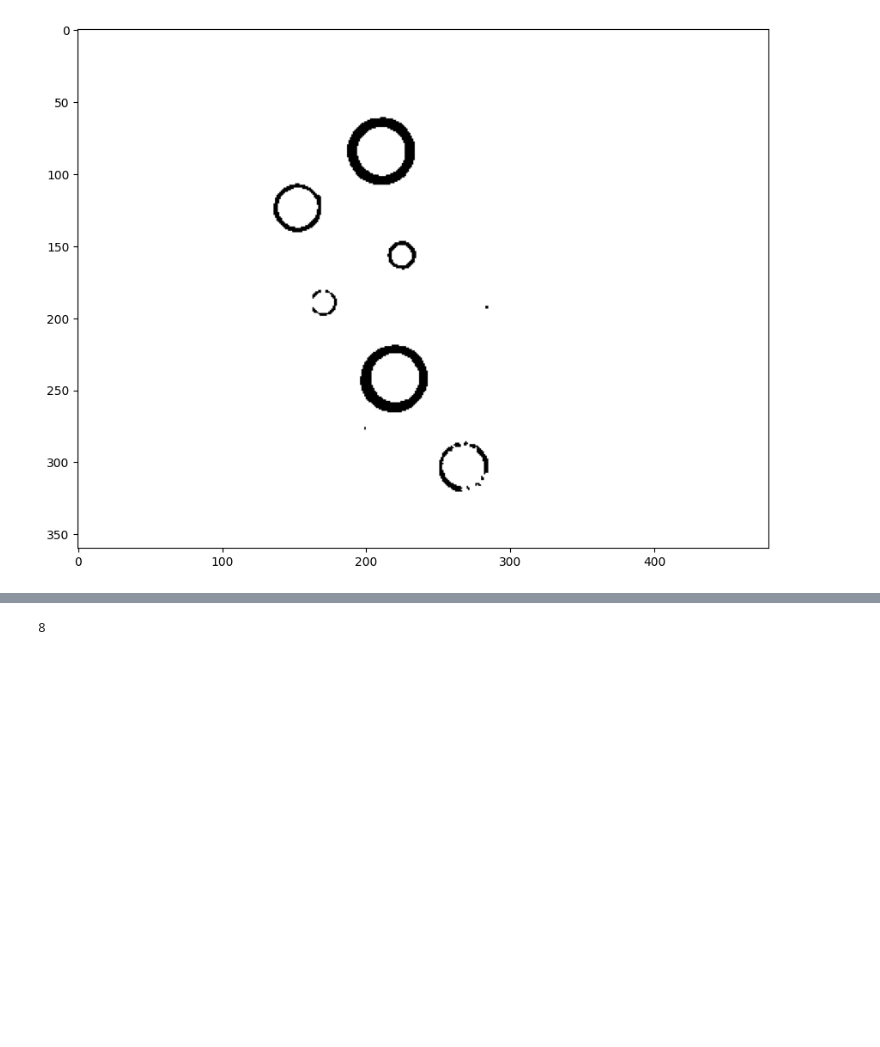
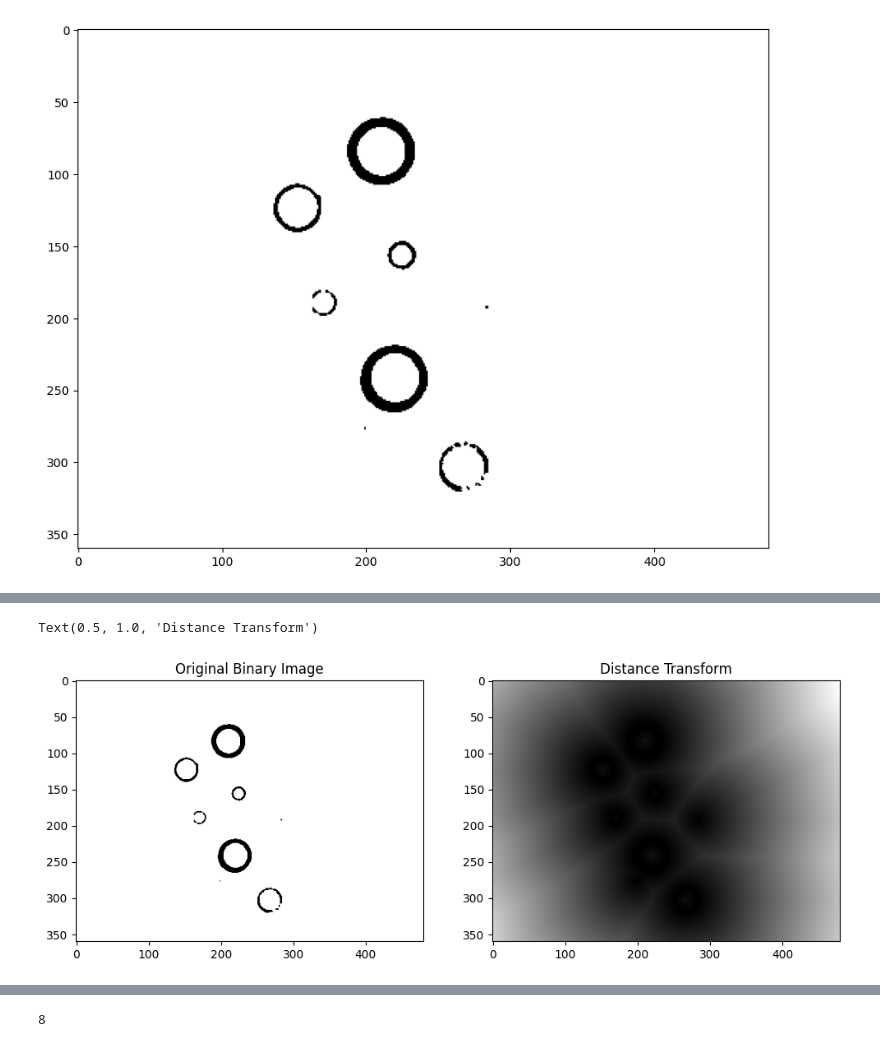
Before and after one commit to mrekoc/NeuronEye, a Jupyter notebook: Code/watershed.ipynb, the cells around one changed output, grey strips where cells are left out. Saved outputs shown, nothing was run; the diff lists cells and outputs as text; code cells hidden in the pictures; blank space fills up the shorter version.

```diff
--- a/Code/watershed.ipynb
+++ b/Code/watershed.ipynb
@@ -77,4 +97,13 @@ Text(0.5, 1.0, 'Unknown area')
 [figure]
+# %%
+fig, axs = plt.subplots(1,2)
+axs[0].imshow(opening, cmap = 'gray') #, clim = (220,250))
+axs[0].set_title('Original Binary Image')
+axs[1].imshow(dist_transform, cmap = 'gray')
+axs[1].set_title('Distance Transform')
+# %% [output]
+Text(0.5, 1.0, 'Distance Transform')
+[figure, added]
 # %%
 copy = img_rgb.copy()
 size = (np.max(unknown))/16
```
Also changed, not shown: parts of 6 cells of this notebook, 10 other files.
